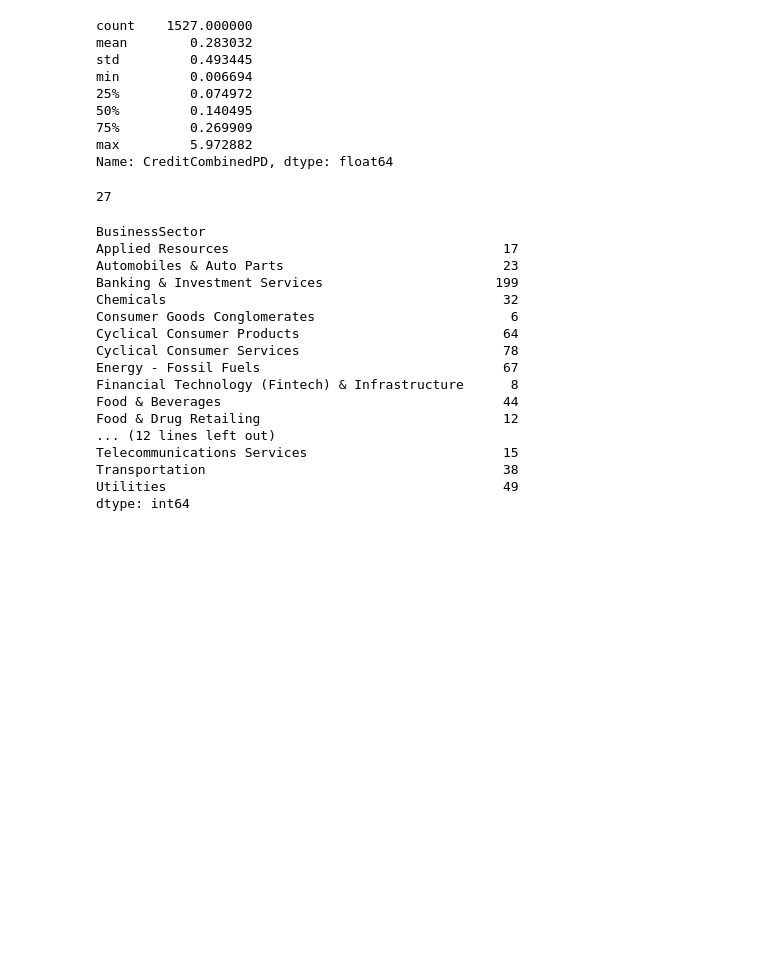
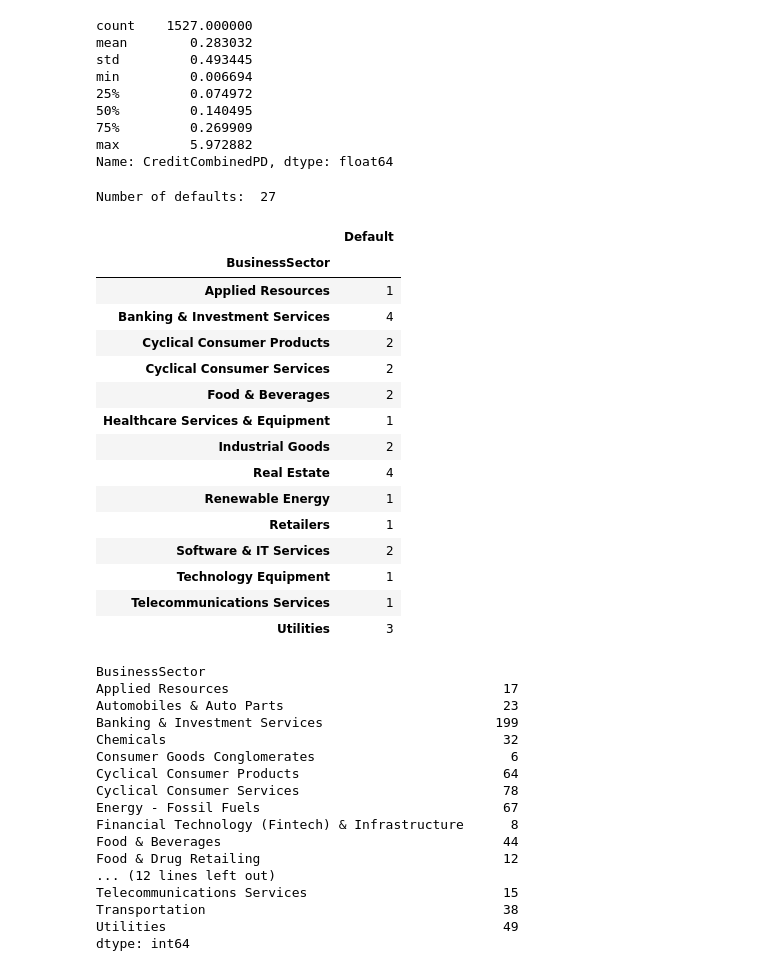
Before and after one commit to wczubal1/BloombergTask, a Jupyter notebook: BloombergTaskWitoldCzubala.ipynb, the cells around one changed output. Cells and saved outputs as stored; diff of their text form; code cells hidden in the pictures; blank space fills up the shorter version.

```diff
--- a/BloombergTaskWitoldCzubala.ipynb
+++ b/BloombergTaskWitoldCzubala.ipynb
@@ -89,11 +74,27 @@ Name: CreditCombinedPD, dtype: float64
 k=5
 df_credit.loc[:,'Default'] = df_credit['randNumCol']<(k*df_credit['CreditCombinedPD']/100)
 # %%
-sum(df_credit['Default'])
+print('Number of defaults: ', sum(df_credit['Default']))
 #df_credit.loc[df_credit['Default']==True]
-#df_credit.loc[df_credit['Default']==True,'BusinessSector'].describe()
+df_credit.loc[df_credit['Default']==True,['Default','BusinessSector']].groupby('BusinessSector').sum()
 # %% [output]
-27
+Number of defaults:  27
+|  | Default |
+| BusinessSector |  |
+| Applied Resources | 1 |
+| Banking & Investment Services | 4 |
+| Cyclical Consumer Products | 2 |
+| Cyclical Consumer Services | 2 |
+| Food & Beverages | 2 |
+| Healthcare Services & Equipment | 1 |
+| Industrial Goods | 2 |
+| Real Estate | 4 |
+| Renewable Energy | 1 |
+| Retailers | 1 |
+| Software & IT Services | 2 |
+| Technology Equipment | 1 |
+| Telecommunications Services | 1 |
+| Utilities | 3 |
 # %%
 #Sector variables
 df_credit.groupby('BusinessSector').size()
```
Also changed, not shown: parts of 6 cells of this notebook.
